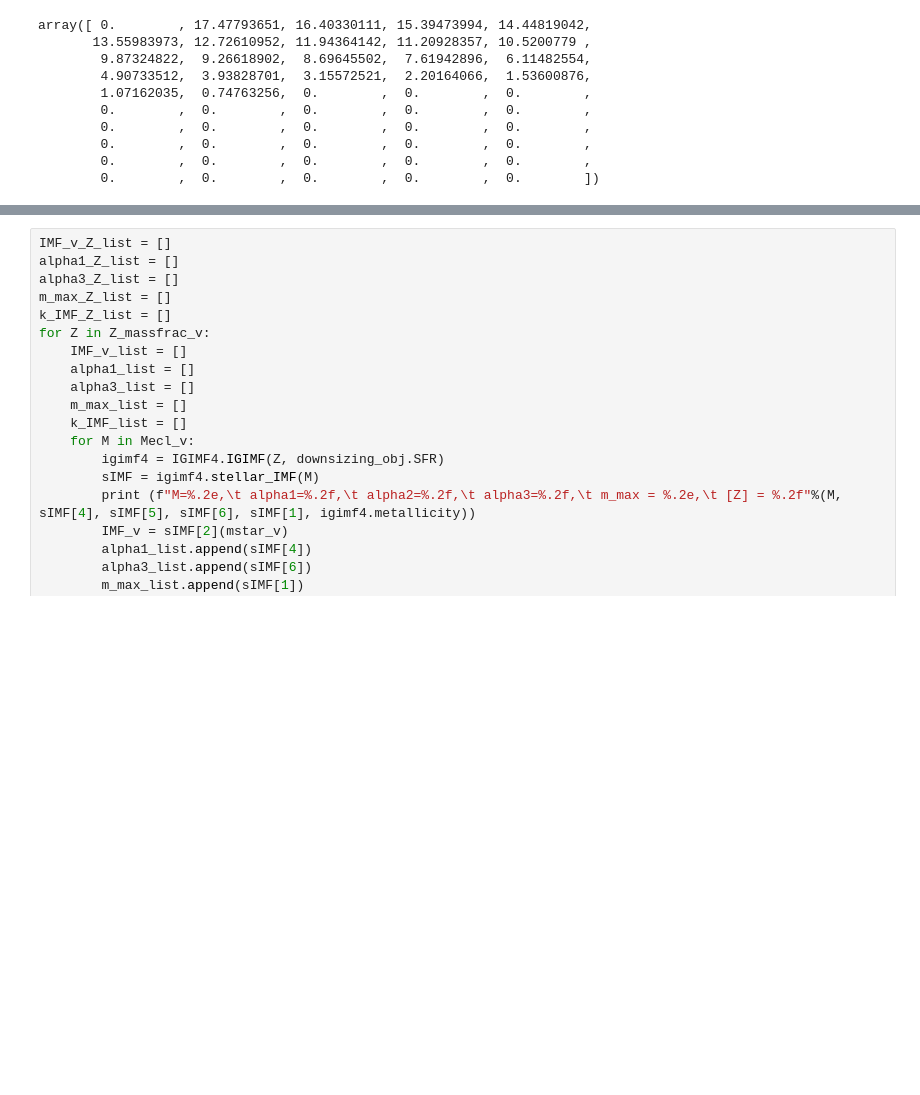
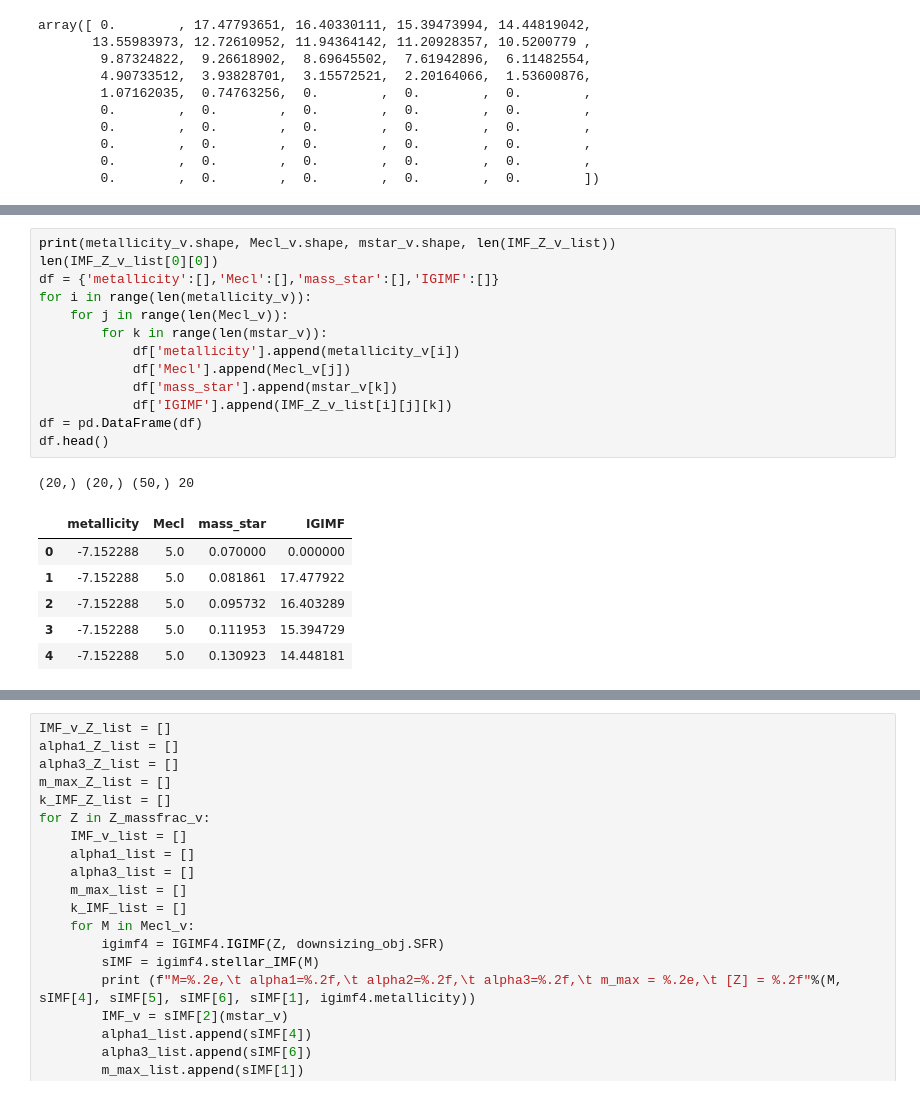
Before and after one commit to egjergo/pyIGIMF, a Jupyter notebook: _scratch/IGIMF4_explore.ipynb, the cells around one changed output, grey strips where cells are left out. Drawn from its saved outputs; the diff is of its cells as text; blank space fills up the shorter version.

```diff
--- a/_scratch/IGIMF4_explore.ipynb
+++ b/_scratch/IGIMF4_explore.ipynb
@@ -296,0 +297,21 @@ plots.sIMF_subplot_Mecl(metallicity_v, Mecl_v, mstar_v, IMF_Z_v_list)
+# %%
+print(metallicity_v.shape, Mecl_v.shape, mstar_v.shape, len(IMF_Z_v_list))
+len(IMF_Z_v_list[0][0])
+df = {'metallicity':[],'Mecl':[],'mass_star':[],'IGIMF':[]}
+for i in range(len(metallicity_v)):
+    for j in range(len(Mecl_v)):
+        for k in range(len(mstar_v)):
+            df['metallicity'].append(metallicity_v[i])
+            df['Mecl'].append(Mecl_v[j])
+            df['mass_star'].append(mstar_v[k])
+            df['IGIMF'].append(IMF_Z_v_list[i][j][k])
+df = pd.DataFrame(df)
+df.head()
+# %% [output]
+(20,) (20,) (50,) 20
+|  | metallicity | Mecl | mass_star | IGIMF |
+| 0 | -7.152288 | 5.0 | 0.070000 | 0.000000 |
+| 1 | -7.152288 | 5.0 | 0.081861 | 17.477922 |
+| 2 | -7.152288 | 5.0 | 0.095732 | 16.403289 |
+| 3 | -7.152288 | 5.0 | 0.111953 | 15.394729 |
+| 4 | -7.152288 | 5.0 | 0.130923 | 14.448181 |
```
Also changed, not shown: parts of 16 cells of this notebook.
